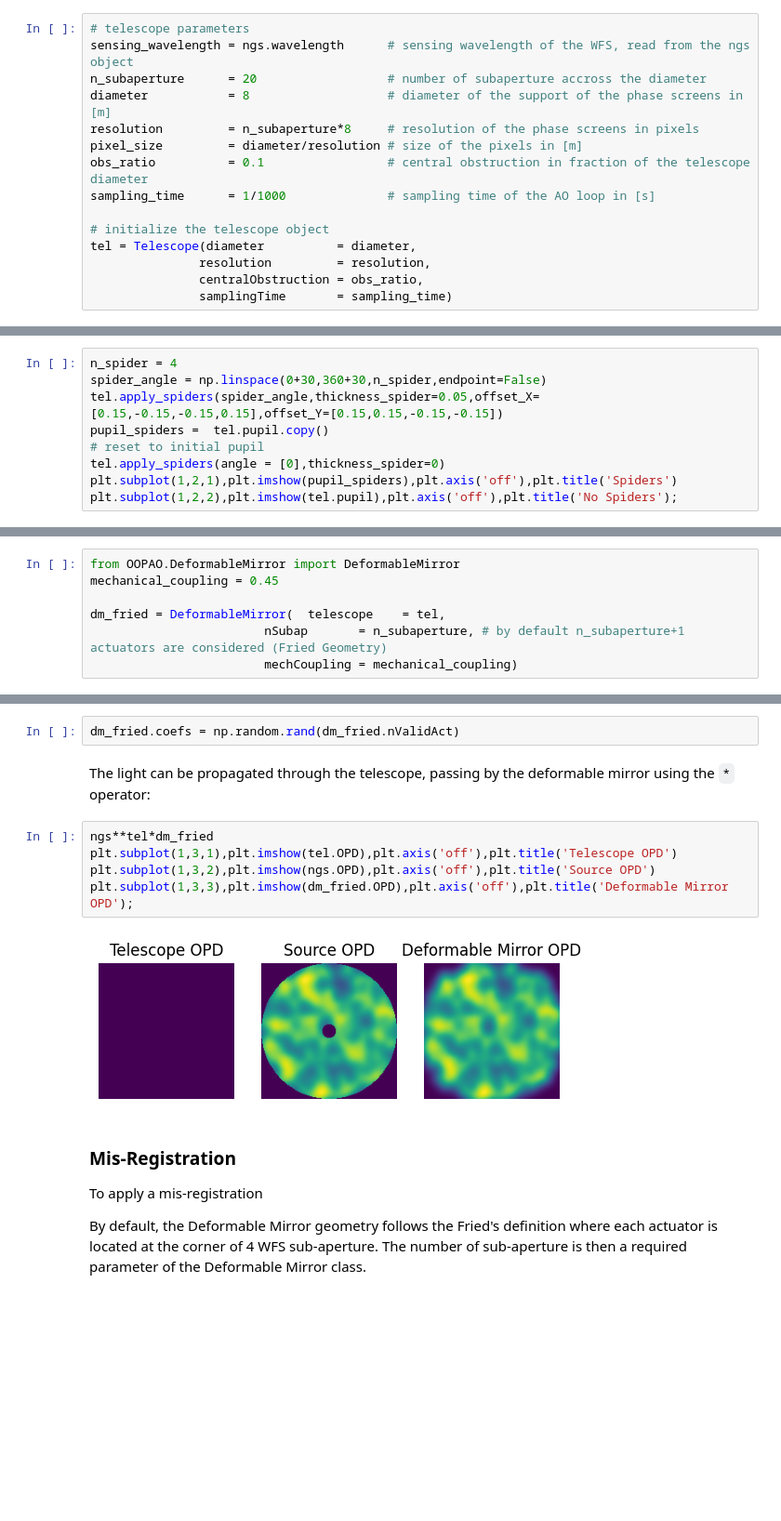
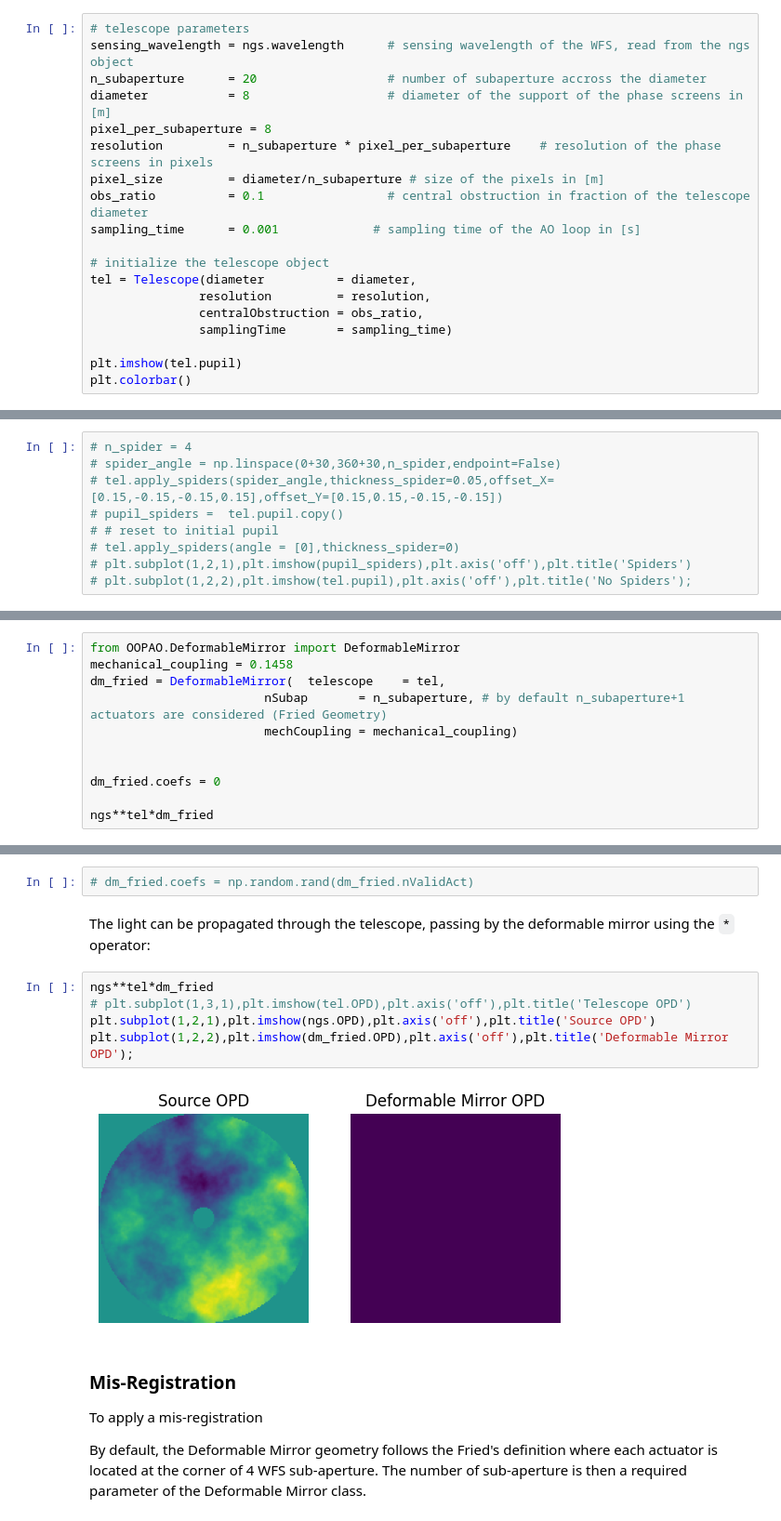
Before and after one commit to cheritier/OOPAO, a Jupyter notebook: tutorials/demo_OOPAO.ipynb, the cells around one changed output, grey strips where cells are left out. Shown at 93% size. Drawn from its saved outputs; the diff is of its cells as text; blank space fills up the shorter version.

```diff
--- a/tutorials/demo_OOPAO.ipynb
+++ b/tutorials/demo_OOPAO.ipynb
@@ -102,16 +55,20 @@ The sampling of the atmospheric phase screens is driven by different factors:
 sensing_wavelength = ngs.wavelength      # sensing wavelength of the WFS, read from the ngs object
 n_subaperture      = 20                  # number of subaperture accross the diameter
 diameter           = 8                   # diameter of the support of the phase screens in [m]
-resolution         = n_subaperture*8     # resolution of the phase screens in pixels
-pixel_size         = diameter/resolution # size of the pixels in [m]
+pixel_per_subaperture = 8
+resolution         = n_subaperture * pixel_per_subaperture    # resolution of the phase screens in pixels
+pixel_size         = diameter/n_subaperture # size of the pixels in [m]
 obs_ratio          = 0.1                 # central obstruction in fraction of the telescope diameter
-sampling_time      = 1/1000              # sampling time of the AO loop in [s]
+sampling_time      = 0.001             # sampling time of the AO loop in [s]
 
 # initialize the telescope object
 tel = Telescope(diameter          = diameter,
                resolution         = resolution,
                centralObstruction = obs_ratio,
                samplingTime       = sampling_time)
+
+plt.imshow(tel.pupil)
+plt.colorbar()
 # %% [output]
 ------------ Telescope -------------
 Diameter [m]             |   8.00
@@ -138,9 +84,9 @@ You can defin a list of angle for each spider of the telescope. A spider is defi
 # %%
-n_spider = 4
-spider_angle = np.linspace(0+30,360+30,n_spider,endpoint=False)
-tel.apply_spiders(spider_angle,thickness_spider=0.05,offset_X=[0.15,-0.15,-0.15,0.15],offset_Y=[0.15,0.15,-0.15,-0.15])
-pupil_spiders =  tel.pupil.copy()
-# reset to initial pupil
-tel.apply_spiders(angle = [0],thickness_spider=0)
-plt.subplot(1,2,1),plt.imshow(pupil_spiders),plt.axis('off'),plt.title('Spiders')
-plt.subplot(1,2,2),plt.imshow(tel.pupil),plt.axis('off'),plt.title('No Spiders');
+# n_spider = 4
+# spider_angle = np.linspace(0+30,360+30,n_spider,endpoint=False)
+# tel.apply_spiders(spider_angle,thickness_spider=0.05,offset_X=[0.15,-0.15,-0.15,0.15],offset_Y=[0.15,0.15,-0.15,-0.15])
+# pupil_spiders =  tel.pupil.copy()
+# # reset to initial pupil
+# tel.apply_spiders(angle = [0],thickness_spider=0)
+# plt.subplot(1,2,1),plt.imshow(pupil_spiders),plt.axis('off'),plt.title('Spiders')
+# plt.subplot(1,2,2),plt.imshow(tel.pupil),plt.axis('off'),plt.title('No Spiders');
@@ -297,11 +226,15 @@ The DM is always defined in the pupil plane and can be conjugated to different a
 By default, the Deformable Mirror geometry follows the Fried's definition where each actuator is located at the corner of 4 WFS sub-aperture. The number of sub-aperture is then a required parameter of the Deformable Mirror class.
 # %%
 from OOPAO.DeformableMirror import DeformableMirror
-mechanical_coupling = 0.45
-
+mechanical_coupling = 0.1458
 dm_fried = DeformableMirror(  telescope    = tel,
                         nSubap       = n_subaperture, # by default n_subaperture+1 actuators are considered (Fried Geometry)
                         mechCoupling = mechanical_coupling)
+
+
+dm_fried.coefs = 0
+
+ngs**tel*dm_fried
 # %% [output]
 No coordinates loaded.. taking the cartesian geometry as a default
 Generating a Deformable Mirror:
@@ -323,16 +266,16 @@ Radial scaling [%]       |  0.000
 # %% [markdown]
 The DM commands can be applied as a linear combination of the influence functions `dm.modes` setting the `dm.coefs` property:
 # %%
-dm_fried.coefs = np.random.rand(dm_fried.nValidAct)
+# dm_fried.coefs = np.random.rand(dm_fried.nValidAct)
 # %% [markdown]
 The light can be propagated through the telescope, passing by the deformable mirror using the `*` operator:
 # %%
 ngs**tel*dm_fried
-plt.subplot(1,3,1),plt.imshow(tel.OPD),plt.axis('off'),plt.title('Telescope OPD')
-plt.subplot(1,3,2),plt.imshow(ngs.OPD),plt.axis('off'),plt.title('Source OPD')
-plt.subplot(1,3,3),plt.imshow(dm_fried.OPD),plt.axis('off'),plt.title('Deformable Mirror OPD');
+# plt.subplot(1,3,1),plt.imshow(tel.OPD),plt.axis('off'),plt.title('Telescope OPD')
+plt.subplot(1,2,1),plt.imshow(ngs.OPD),plt.axis('off'),plt.title('Source OPD')
+plt.subplot(1,2,2),plt.imshow(dm_fried.OPD),plt.axis('off'),plt.title('Deformable Mirror OPD');
 # %% [output]
-[figure, old version]
+[figure, new version]
 # %% [markdown]
 ### Mis-Registration
 To apply a mis-registration
```
Also changed, not shown: parts of 51 cells of this notebook, 16 other files.
